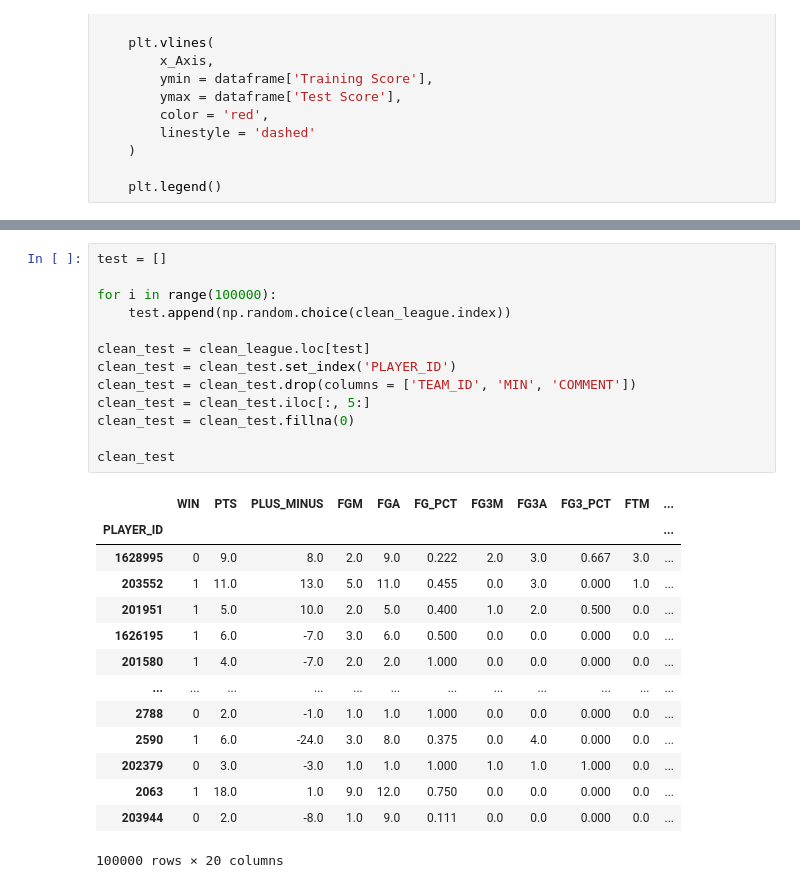
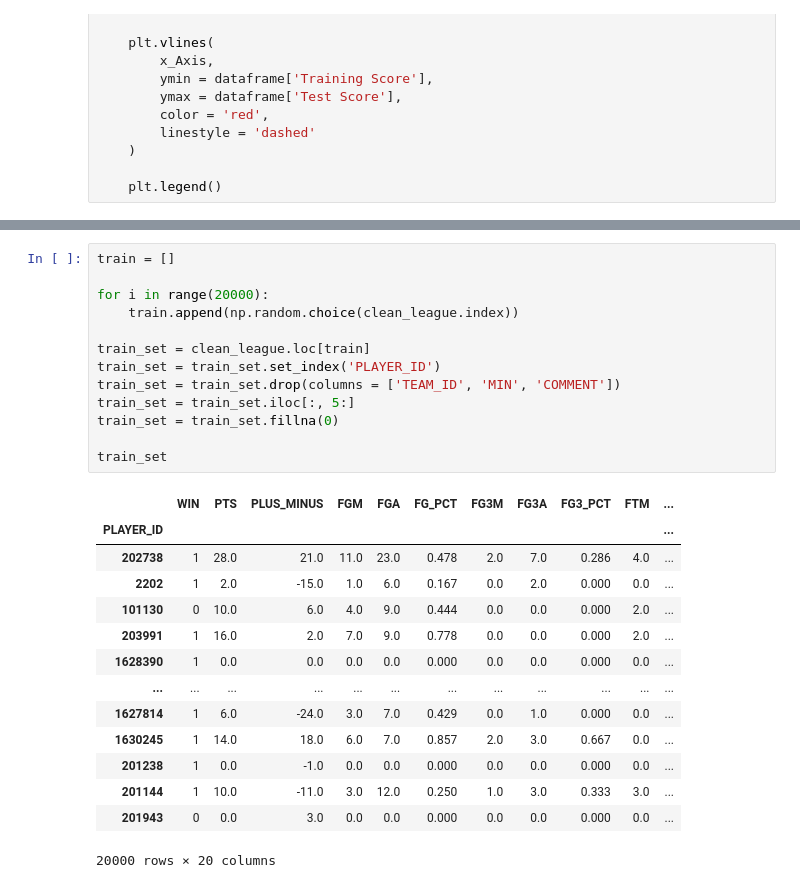
Before and after one commit to Minh-Thien-Bui/Datamine-Project, a Jupyter notebook: Basketball.ipynb, the cells around one changed output, grey strips where cells are left out. Saved outputs shown, nothing was run; the diff lists cells and outputs as text.

```diff
--- a/Basketball.ipynb
+++ b/Basketball.ipynb
@@ -952,28 +974,28 @@ Text(0, 0.5, 'R-Squared Score')
 # %%
-test = []
+train = []
 
-for i in range(100000):
-    test.append(np.random.choice(clean_league.index))
+for i in range(20000):
+    train.append(np.random.choice(clean_league.index))
 
-clean_test = clean_league.loc[test]
-clean_test = clean_test.set_index('PLAYER_ID')
-clean_test = clean_test.drop(columns = ['TEAM_ID', 'MIN', 'COMMENT'])
-clean_test = clean_test.iloc[:, 5:]
-clean_test = clean_test.fillna(0)
+train_set = clean_league.loc[train]
+train_set = train_set.set_index('PLAYER_ID')
+train_set = train_set.drop(columns = ['TEAM_ID', 'MIN', 'COMMENT'])
+train_set = train_set.iloc[:, 5:]
+train_set = train_set.fillna(0)
 
-clean_test
+train_set
 # %% [output]
 |  | WIN | PTS | PLUS_MINUS | FGM | FGA | FG_PCT | FG3M | FG3A | FG3_PCT | FTM | ... |
 | PLAYER_ID |  |  |  |  |  |  |  |  |  |  | ... |
-| 1628995 | 0 | 9.0 | 8.0 | 2.0 | 9.0 | 0.222 | 2.0 | 3.0 | 0.667 | 3.0 | ... |
-| 203552 | 1 | 11.0 | 13.0 | 5.0 | 11.0 | 0.455 | 0.0 | 3.0 | 0.000 | 1.0 | ... |
-| 201951 | 1 | 5.0 | 10.0 | 2.0 | 5.0 | 0.400 | 1.0 | 2.0 | 0.500 | 0.0 | ... |
-| 1626195 | 1 | 6.0 | -7.0 | 3.0 | 6.0 | 0.500 | 0.0 | 0.0 | 0.000 | 0.0 | ... |
-| 201580 | 1 | 4.0 | -7.0 | 2.0 | 2.0 | 1.000 | 0.0 | 0.0 | 0.000 | 0.0 | ... |
+| 202738 | 1 | 28.0 | 21.0 | 11.0 | 23.0 | 0.478 | 2.0 | 7.0 | 0.286 | 4.0 | ... |
+| 2202 | 1 | 2.0 | -15.0 | 1.0 | 6.0 | 0.167 | 0.0 | 2.0 | 0.000 | 0.0 | ... |
+| 101130 | 0 | 10.0 | 6.0 | 4.0 | 9.0 | 0.444 | 0.0 | 0.0 | 0.000 | 2.0 | ... |
+| 203991 | 1 | 16.0 | 2.0 | 7.0 | 9.0 | 0.778 | 0.0 | 0.0 | 0.000 | 2.0 | ... |
+| 1628390 | 1 | 0.0 | 0.0 | 0.0 | 0.0 | 0.000 | 0.0 | 0.0 | 0.000 | 0.0 | ... |
 | ... | ... | ... | ... | ... | ... | ... | ... | ... | ... | ... | ... |
-| 2788 | 0 | 2.0 | -1.0 | 1.0 | 1.0 | 1.000 | 0.0 | 0.0 | 0.000 | 0.0 | ... |
-| 2590 | 1 | 6.0 | -24.0 | 3.0 | 8.0 | 0.375 | 0.0 | 4.0 | 0.000 | 0.0 | ... |
-| 202379 | 0 | 3.0 | -3.0 | 1.0 | 1.0 | 1.000 | 1.0 | 1.0 | 1.000 | 0.0 | ... |
-| 2063 | 1 | 18.0 | 1.0 | 9.0 | 12.0 | 0.750 | 0.0 | 0.0 | 0.000 | 0.0 | ... |
-| 203944 | 0 | 2.0 | -8.0 | 1.0 | 9.0 | 0.111 | 0.0 | 0.0 | 0.000 | 0.0 | ... |
+| 1627814 | 1 | 6.0 | -24.0 | 3.0 | 7.0 | 0.429 | 0.0 | 1.0 | 0.000 | 0.0 | ... |
+| 1630245 | 1 | 14.0 | 18.0 | 6.0 | 7.0 | 0.857 | 2.0 | 3.0 | 0.667 | 0.0 | ... |
+| 201238 | 1 | 0.0 | -1.0 | 0.0 | 0.0 | 0.000 | 0.0 | 0.0 | 0.000 | 0.0 | ... |
+| 201144 | 1 | 10.0 | -11.0 | 3.0 | 12.0 | 0.250 | 1.0 | 3.0 | 0.333 | 3.0 | ... |
+| 201943 | 0 | 0.0 | 3.0 | 0.0 | 0.0 | 0.000 | 0.0 | 0.0 | 0.000 | 0.0 | ... |
-100000 rows × 20 columns
+20000 rows × 20 columns
```
Also changed, not shown: parts of 14 cells of this notebook.
